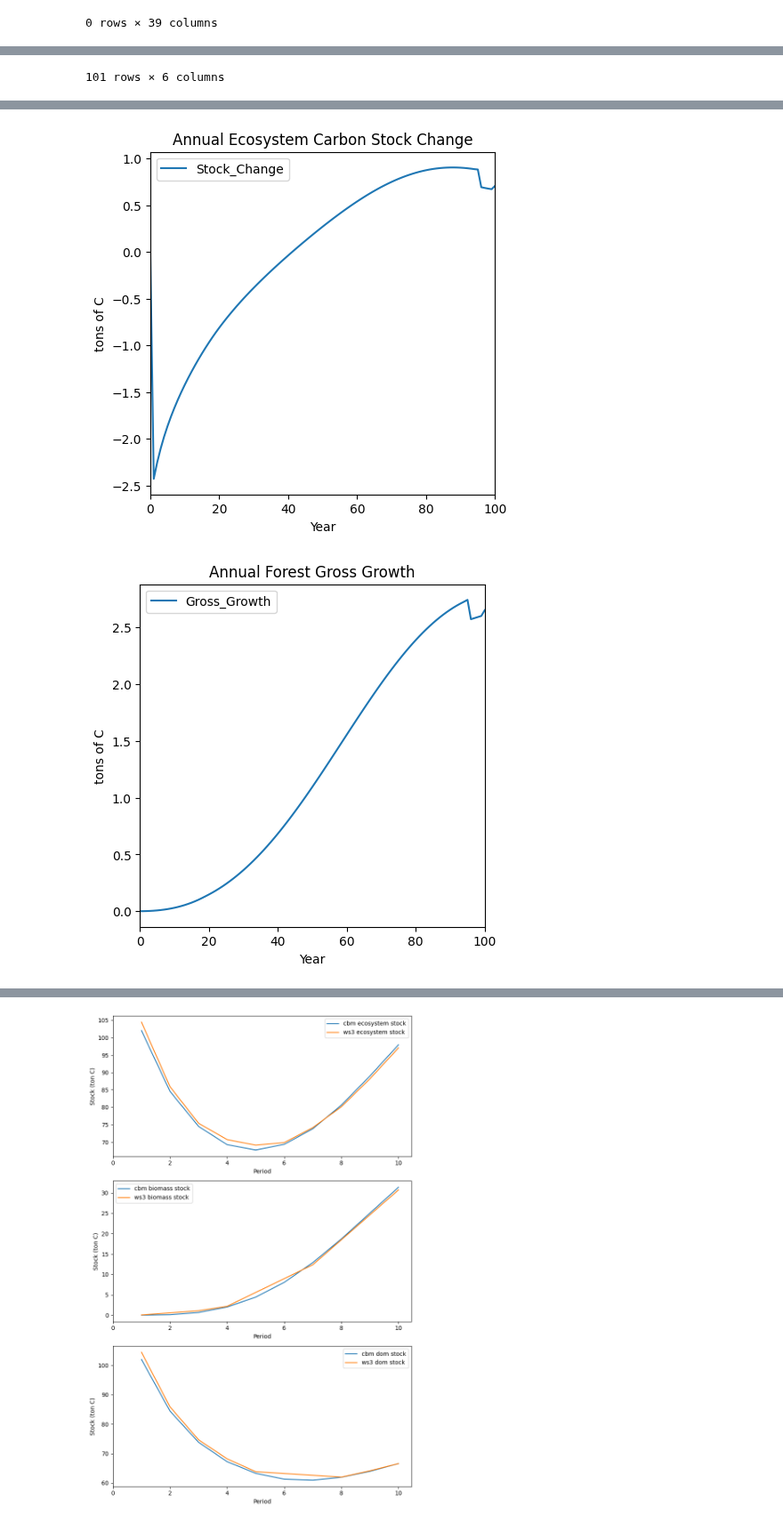
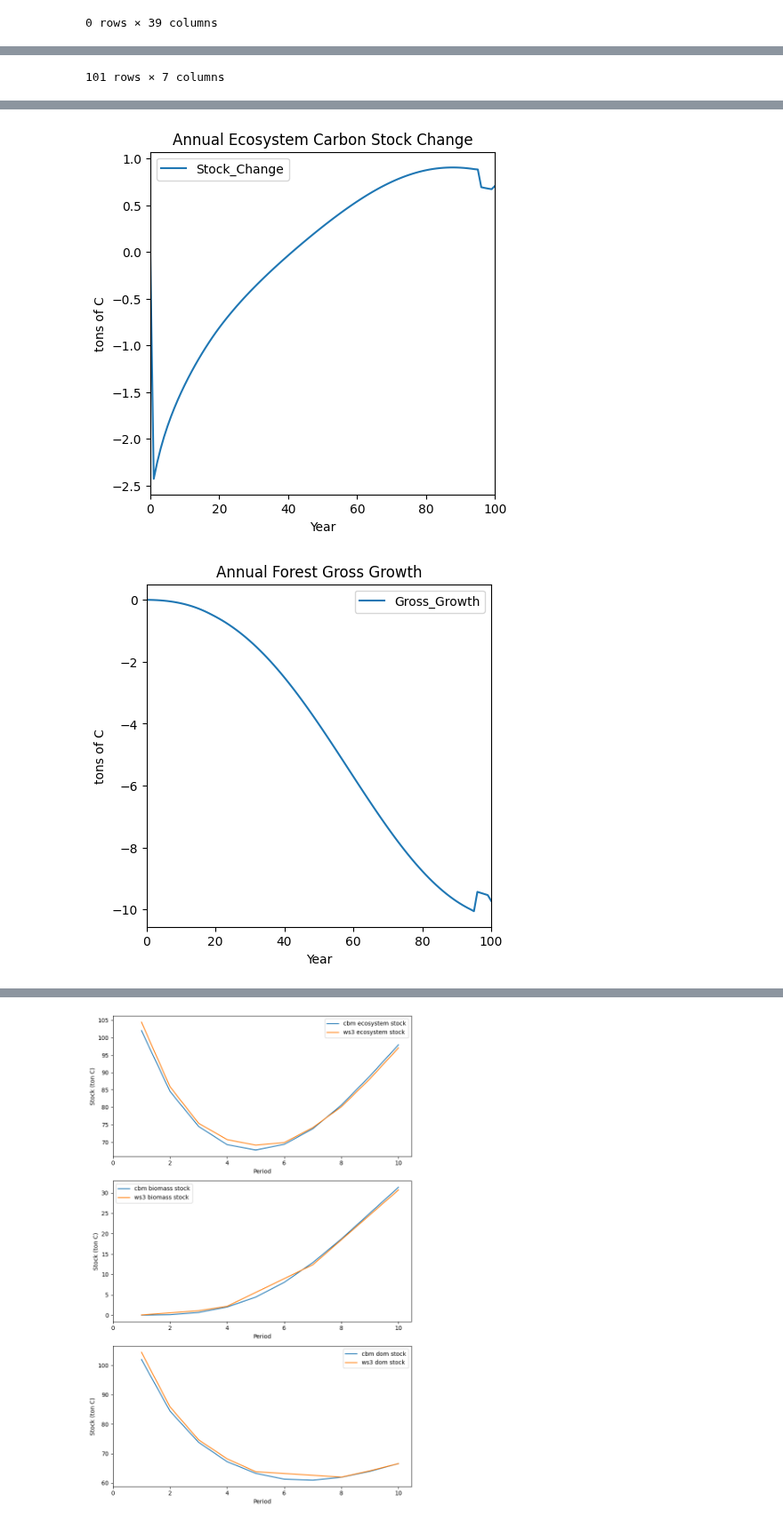
Before and after one commit to UBC-FRESH/nbds_mining, a Jupyter notebook: test_dss_build_max_stock_redchris.ipynb, the cells around one changed output, grey strips where cells are left out. Shown at 89% size. Saved outputs shown, nothing was run; the diff lists cells and outputs as text; code cells hidden in the pictures.

```diff
--- a/test_dss_build_max_stock_redchris.ipynb
+++ b/test_dss_build_max_stock_redchris.ipynb
@@ -254,9 +288,10 @@ GrossGrowth_BG = flux[[
 # %%
 # Define Sum Carbon Pools and Sum Carbon Fluxes
 pools = ecosystem_pools
-fluxes = decay_emissions_fluxes + disturbance_emissions_fluxes
-gross_growth = grossgrowth_ag + grossgrowth_bg
-
+# fluxes = decay_emissions_fluxes + disturbance_emissions_fluxes
+# gross_growth = grossgrowth_ag + grossgrowth_bg
+fluxes = ecosystem_decay_emissions_pools
+gross_growth = GrossGrowth_pools
 sum_pools = ['ecosystem', 'biomass', 'DOM']
 # %%
 # Report Annual CBM Results
@@ -349,5 +387,6 @@ sit_events
 cbm_output = run_cbm_maxstock(sit_config, sit_tables, n_steps)
 # %%
 # Report Annual CBM Outputs
-cbm_report(fm, cbm_output, biomass_pools, dom_pools, fluxes, gross_growth)
+# cbm_report(fm, cbm_output, biomass_pools, dom_pools, fluxes, gross_growth)
+cbm_report_both(fm, cbm_output, biomass_pools, dom_pools, fluxes, gross_growth)
 # %% [output]
@@ -367,2 +406,2 @@ cbm_report(fm, cbm_output, biomass_pools, dom_pools, fluxes, gross_growth)
-101 rows × 6 columns
+101 rows × 7 columns
 [figure]
@@ -370,4 +409,4 @@ cbm_report(fm, cbm_output, biomass_pools, dom_pools, fluxes, gross_growth)
 [figure]
-[figure, old version]
+[figure, new version]
 # %%
 # Compare the carbon outputs from ws3 (table above) and libcbm (table below)
```
Also changed, not shown: parts of 10 cells of this notebook, 2 other files.
